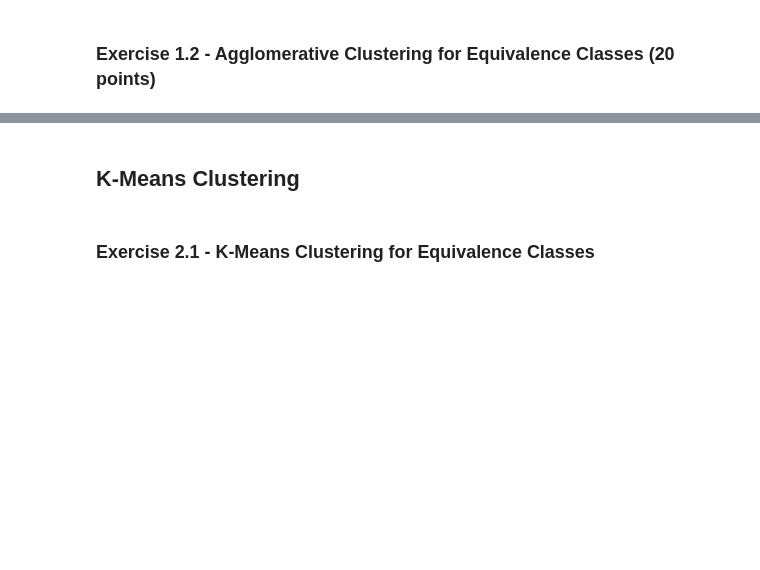
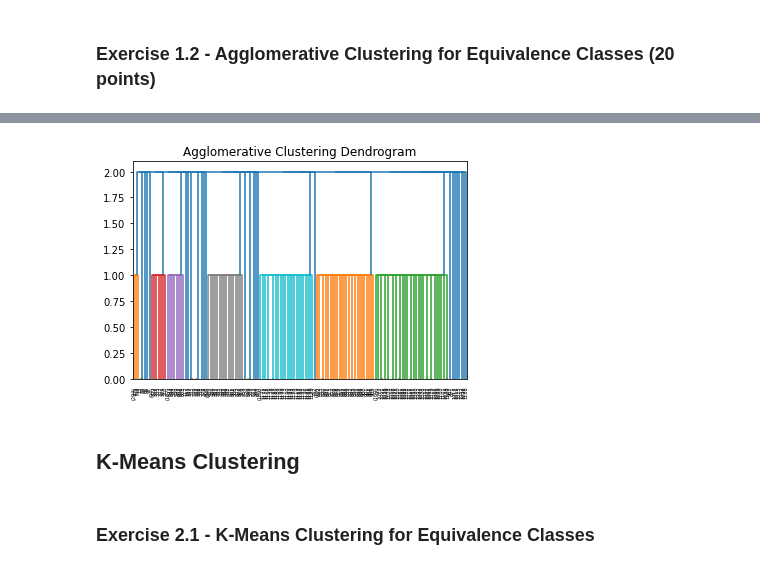
Before and after one commit to XiaoBaoBao719/ECS-171, a Jupyter notebook: Homework 3/Homework 3.ipynb, the cells around one changed output, grey strips where cells are left out. Saved outputs shown, nothing was run; the diff lists cells and outputs as text; code cells hidden in the pictures; blank space fills up the shorter version.

```diff
--- a/Homework 3/Homework 3.ipynb
+++ b/Homework 3/Homework 3.ipynb
@@ -128,3 +149,9 @@ plot_dendrogram(clusters)
+# %%
+plt.title('Agglomerative Clustering Dendrogram')
+plot_dendrogram(agglo_clustering, truncate_mode='level', p=32)
+plt.show()
+# %% [output]
+[figure, added]
 # %% [markdown]
 ## K-Means Clustering
 # %% [markdown]
```
Also changed, not shown: parts of 14 cells of this notebook.
